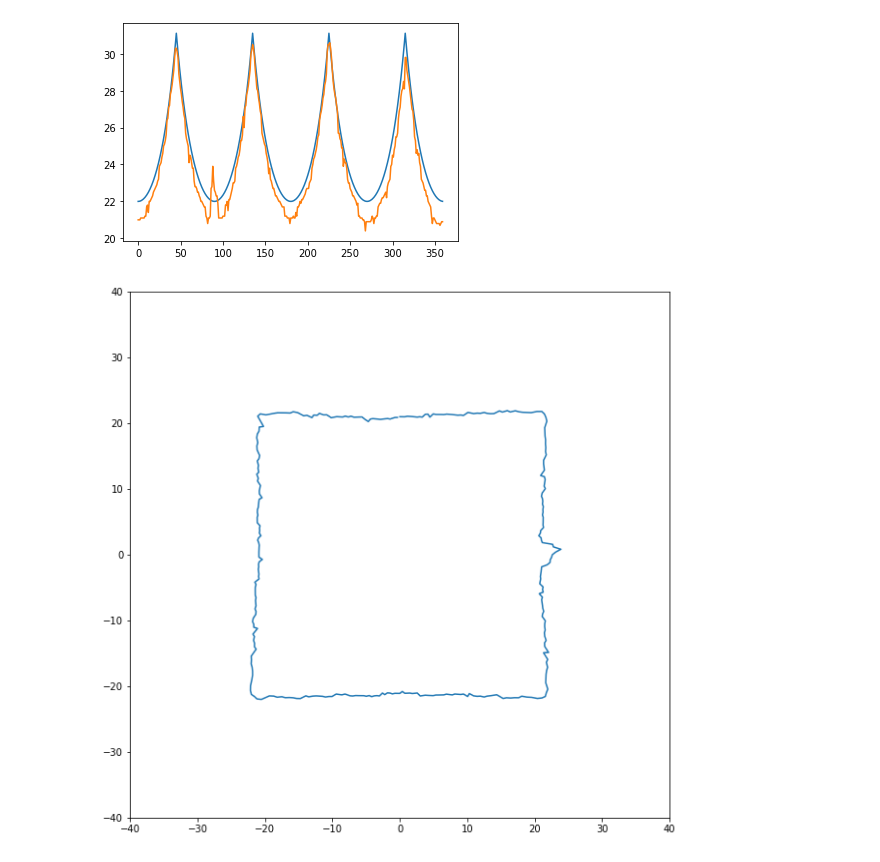
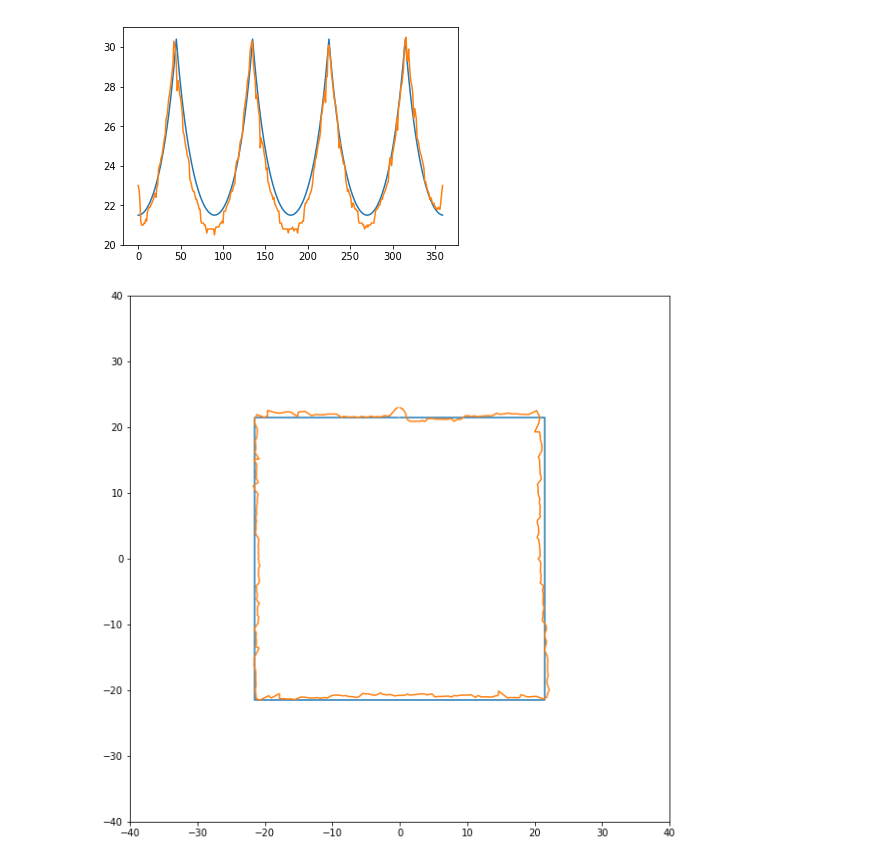
Before and after one commit to fznsakib/arduino-mapping, a Jupyter notebook: graphs/plots.ipynb, the cells around one changed output. Drawn from its saved outputs; the diff is of its cells as text; code cells hidden in the pictures.

```diff
--- a/graphs/plots.ipynb
+++ b/graphs/plots.ipynb
@@ -20,7 +20,7 @@ def scatter_points(ideal_points, real_points):
     ax.set_xlim([-40,40])
     ax.set_ylim([-40,40])
 
-#     ax.plot(ideal_points[0], ideal_points[1])
+    ax.plot(ideal_points[0], ideal_points[1])
     ax.plot(real_points[0], real_points[1])
 
     plt.show()
@@ -40,23 +40,27 @@ def distances_to_coords(distances, center):
 # %%
 # real_distances = np.array([274,288,297,274,270,243,259,256,256,259,259,259,262,263,263,267,267,268,272,253,274,278,278,288,287,294,298,303,308,308,314,319,324,326,340,337,342,348,356,354,360,368,368,375,395,395,403,395,358,384,375,368,371,362,356,348,348,342,337,337,331,324,319,314,311,309,303,298,298,283,294,288,278,278,260,274,276,270,258,251,267,268,263,263,263,263,267,272,294,294,314,313,319,306,288,278,270,253,245,263,265,262,267,267,272,270,270,276,276,277,278,290,288,294,298,298,303,308,308,314,319,328,324,331,337,342,342,348,356,337,362,366,375,388,398,398,395,395,388,375,377,368,368,368,368,371,362,362,354,348,337,330,319,319,308,308,303,281,298,294,288,278,277,274,276,274,273,270,273,269,268,267,263,263,263,268,270,274,278,277,284,278,284,262,277,270,262,263,263,263,263,263,267,268,267,250,270,272,274,276,278,278,288,288,292,297,295,303,311,313,321,324,335,356,375,395,420,428,420,413,395,388,375,375,375,388,398,395,398,388,375,375,368,362,362,354,348,342,339,337,330,326,297,314,292,291,303,297,298,295,294,288,278,278,274,274,270,272,272,265,267,264,263,263,263,265,263,250,267,288,308,337,324,297,278,269,270,263,259,259,263,263,263,267,263,267,268,270,272,274,274,278,278,288,297,294,295,298,306,308,314,313,326,324,324,331,337,352,356,356,356,360,368,375,375,388,395,395,398,388,382,384,368,335,354,348,350,344,333,331,306,324,319,314,308,313,301,300,292,290,288,278,277,270,270,267,267,263,263,263,259,259,256,256,256,250,252,252,238,252])
 
 # real_distances = np.array([99,100,101,100,101,102,101,102,102,107,107,109,109,110,111,110,113,114,115,115,118,119,120,126,128,130,132,136,131,139,140,149,151,149,158,162,165,169,174,183,188,192,195,201,202,200,194,187,183,172,169,164,160,157,152,142,139,137,136,132,128,127,121,118,116,112,113,110,110,108,102,102,100,96,99,97,97,96,95,95,94,94,93,89,88,90,88,88,89,87,88,88,88,87,88,88,88,89,93,94,95,94,96,98,97,99,99,100,99,102,107,109,110,112,113,116,114,119,125,128,126,134,139,140,140,151,154,159,162,167,166,181,184,185,183,181,171,163,160,156,152,142,139,136,133,131,128,120,118,115,113,107,109,107,107,100,99,99,96,94,92,93,90,87,88,86,85,86,82,84,83,83,82,82,82,82,82,78,78,82,78,78,82,79,82,82,82,82,83,83,84,84,85,86,86,87,87,85,93,93,94,97,97,98,101,101,102,109,111,114,115,117,120,126,128,126,129,138,140,147,154,159,165,169,174,181,183,183,175,170,167,162,157,154,151,142,140,137,134,131,129,126,120,118,116,112,112,112,110,109,107,102,101,100,99,98,97,96,96,94,94,94,93,93,93,93,89,88,88,88,89,88,86,89,89,89,92,93,93,94,95,95,96,97,98,99,99,101,102,107,108,110,111,114,116,116,119,126,128,130,132,135,137,138,142,152,154,157,162,165,172,174,185,192,197,199,198,197,193,187,183,172,169,166,162,157,156,151,149,141,139,137,135,133,131,129,126,120,119,119,116,115,113,112,111,110,110,108,108,108,107,102,102,102,101,101,100,101,101,101])
 
 # real_distances = np.array([108,108,108,109,108,109,112,113,113,115,114,114,115,114,116,114,119,120,121,121,126,127,128,129,132,133,134,136,137,143,145,148,150,152,154,157,165,167,170,175,177,180,190,194,197,197,197,186,190,182,178,176,171,165,164,163,155,152,150,147,146,143,142,136,134,133,131,129,128,124,126,121,120,120,118,118,117,116,114,115,114,113,114,111,108,109,109,109,108,109,109,109,106,108,109,109,109,113,113,114,113,115,116,116,117,118,117,120,120,121,127,127,129,132,132,129,135,137,143,145,147,148,151,153,156,163,166,169,173,176,179,189,194,189,198,197,196,192,182,181,170,173,169,165,163,156,155,153,150,148,147,143,133,139,134,133,134,130,129,129,125,126,120,119,119,119,118,117,116,116,115,114,115,114,113,114,113,113,113,113,112,113,113,113,113,114,114,114,115,116,116,116,117,114,119,116,121,120,121,126,128,129,130,132,133,134,136,142,143,145,148,148,152,154,156,162,166,170,171,176,180,182,192,192,197,199,197,192,189,179,176,170,170,166,164,155,154,152,148,147,146,143,137,135,133,132,130,129,128,128,126,121,120,119,119,118,118,117,116,116,114,114,114,113,109,109,113,109,109,109,109,109,113,109,113,110,112,113,113,114,114,115,116,113,118,118,119,120,121,126,128,128,129,131,133,134,136,142,144,145,148,148,152,155,157,165,165,170,173,177,181,189,193,197,197,197,194,188,181,177,173,170,168,164,156,155,152,151,148,146,144,142,136,135,132,131,130,124,128,126,121,121,120,120,117,117,117,116,116,115,116,114,115,113,112,113,113,111,113,113])
 
-real_distances = np.array([134,134,135,135,135,136,136,136,136,136,137,137,142,143,139,145,145,146,147,148,150,151,152,153,154,156,157,164,165,166,169,171,175,176,178,181,189,190,196,197,203,205,208,212,216,223,228,228,226,223,214,210,206,203,199,196,192,190,182,179,177,175,166,170,169,166,163,163,156,153,153,152,150,150,148,147,145,145,144,143,142,142,137,136,133,136,136,137,152,153,164,156,151,150,148,148,144,136,136,136,136,136,137,137,137,143,143,145,140,146,146,148,150,152,155,155,156,163,164,166,169,170,173,178,178,181,191,185,196,197,203,205,208,212,216,225,227,230,228,224,217,212,206,205,201,198,194,192,182,180,178,176,175,171,169,166,160,163,157,156,154,152,152,150,148,148,147,146,145,145,144,143,142,142,142,137,137,137,136,136,136,133,136,136,136,137,136,136,139,137,142,142,143,145,144,146,146,147,148,149,151,152,152,152,155,156,157,163,165,168,169,171,173,176,180,181,189,192,194,197,201,203,208,210,214,226,230,230,231,228,223,216,210,206,203,201,197,194,182,182,179,178,174,174,164,168,166,166,163,157,155,155,152,151,150,148,148,147,146,145,143,144,137,137,136,136,136,135,135,134,129,134,134,134,134,134,134,135,137,136,133,136,136,137,137,142,143,144,144,146,147,147,148,149,150,147,153,155,156,157,164,165,170,169,173,175,180,180,182,190,194,196,202,205,206,210,206,223,223,216,213,210,207,203,199,195,194,189,180,178,171,173,170,171,166,164,157,156,155,153,151,151,148,148,145,144,143,142,137,133,136,136,135,134,133,133,133,133,132,133])
+# real_distances = np.array([134,134,135,135,135,136,136,136,136,136,137,137,142,143,139,145,145,146,147,148,150,151,152,153,154,156,157,164,165,166,169,171,175,176,178,181,189,190,196,197,203,205,208,212,216,223,228,228,226,223,214,210,206,203,199,196,192,190,182,179,177,175,166,170,169,166,163,163,156,153,153,152,150,150,148,147,145,145,144,143,142,142,137,136,133,136,136,137,152,153,164,156,151,150,148,148,144,136,136,136,136,136,137,137,137,143,143,145,140,146,146,148,150,152,155,155,156,163,164,166,169,170,173,178,178,181,191,185,196,197,203,205,208,212,216,225,227,230,228,224,217,212,206,205,201,198,194,192,182,180,178,176,175,171,169,166,160,163,157,156,154,152,152,150,148,148,147,146,145,145,144,143,142,142,142,137,137,137,136,136,136,133,136,136,136,137,136,136,139,137,142,142,143,145,144,146,146,147,148,149,151,152,152,152,155,156,157,163,165,168,169,171,173,176,180,181,189,192,194,197,201,203,208,210,214,226,230,230,231,228,223,216,210,206,203,201,197,194,182,182,179,178,174,174,164,168,166,166,163,157,155,155,152,151,150,148,148,147,146,145,143,144,137,137,136,136,136,135,135,134,129,134,134,134,134,134,134,135,137,136,133,136,136,137,137,142,143,144,144,146,147,147,148,149,150,147,153,155,156,157,164,165,170,169,173,175,180,180,182,190,194,196,202,205,206,210,206,223,223,216,213,210,207,203,199,195,194,189,180,178,171,173,170,171,166,164,157,156,155,153,151,151,148,148,145,144,143,142,137,133,136,136,135,134,133,133,133,133,132,133])
 
-real_distances = np.roll(real_distances, -2)
+# real_distances = np.array([154,163,163,151,152,143,135,135,135,136,136,136,142,144,142,144,145,144,145,146,149,150,151,152,154,155,163,166,166,170,166,173,176,179,180,169,190,193,197,173,194,207,214,209,227,231,225,225,212,203,195,203,198,196,194,189,182,178,176,175,168,164,166,164,163,155,154,152,152,150,148,147,146,145,144,142,137,137,135,135,134,133,133,133,132,132,132,131,131,132,131,132,133,132,133,133,133,133,133,134,134,137,136,138,142,142,143,144,145,144,148,150,147,152,152,154,157,162,165,168,170,172,174,178,177,178,189,191,197,197,204,206,208,216,224,181,230,229,196,210,197,204,200,196,192,190,182,178,179,176,169,153,168,165,164,156,155,155,154,152,152,148,147,148,145,144,143,140,142,137,136,133,134,130,133,133,130,133,134,132,132,132,128,133,132,132,133,133,128,133,134,135,135,135,136,134,137,137,137,136,147,147,148,148,150,145,152,155,155,163,167,169,164,172,175,177,181,182,155,187,196,200,168,188,212,216,171,227,226,218,214,204,181,203,199,195,179,190,185,179,177,176,171,168,170,166,159,156,159,150,144,151,146,150,148,147,149,147,145,143,144,143,139,142,142,142,137,136,136,138,134,135,134,136,136,136,136,137,142,142,143,138,143,144,144,146,147,150,148,150,150,152,152,153,156,157,164,166,167,170,168,173,173,177,178,180,168,196,194,194,200,205,202,210,216,226,218,203,232,234,225,223,212,210,206,202,201,197,155,177,176,183,180,174,174,164,170,168,163,164,163,155,155,154,152,151,148,148,148,145,144,145,140,144,144,143,143,144,146,147])
+
+real_distances = np.array([147,151,155,155,153,148,137,135,135,135,136,136,138,137,142,143,144,144,145,146,147,148,150,151,149,154,155,163,165,166,169,170,173,176,179,181,189,190,194,199,201,205,208,212,216,228,226,224,216,203,208,205,201,199,196,192,182,181,178,175,173,170,169,167,158,157,155,153,152,152,150,148,148,146,145,143,143,137,136,136,136,135,135,133,131,133,133,133,133,133,133,133,133,130,133,134,134,134,134,135,136,136,137,136,142,142,142,144,145,146,147,148,151,152,152,154,155,156,164,167,168,168,171,176,178,179,181,188,193,196,199,203,208,210,214,223,225,228,227,216,212,208,199,201,197,193,190,174,179,177,176,173,170,168,163,164,157,156,154,152,151,150,148,149,146,145,144,143,142,142,136,136,136,134,133,133,133,133,133,133,131,133,133,133,133,134,133,132,133,133,133,131,134,136,136,136,136,137,137,143,146,146,147,148,148,150,151,152,154,157,163,164,168,169,172,175,177,179,182,190,192,196,199,203,197,210,210,224,226,222,218,212,208,204,200,197,196,192,189,181,174,177,173,171,169,166,166,164,157,155,152,153,151,150,148,144,146,146,144,143,143,142,142,137,136,136,136,136,135,135,133,134,134,135,134,135,135,135,136,136,136,136,139,142,143,143,144,145,145,147,148,148,150,151,152,153,155,156,157,164,169,167,165,171,173,176,178,181,189,183,194,196,200,205,206,210,214,225,228,230,219,218,224,216,210,207,205,201,189,194,192,189,179,178,176,173,171,170,168,166,164,157,157,155,153,152,151,148,149,148,146,146,146,144,144,143,143,144,143,143])
+
+real_distances = np.roll(real_distances, -3)
 real_distances = real_distances/10 + 7.5
 real_coords = distances_to_coords(real_distances, (0,0))
 
-ideal_distances = ideal_box_distances(22)
+ideal_distances = ideal_box_distances(21.5)
 ideal_coords = distances_to_coords(ideal_distances, (0,0))
 
 plot_distances(ideal_distances, real_distances)
 scatter_points(ideal_coords, real_coords)
 # %% [output]
-[figure, old version]
+[figure, new version]
-[figure, old version]
+[figure, new version]
 # %%
 def calculate_error(ideal_distances, real_distances):
```
Also changed, not shown: parts of 2 cells of this notebook.
